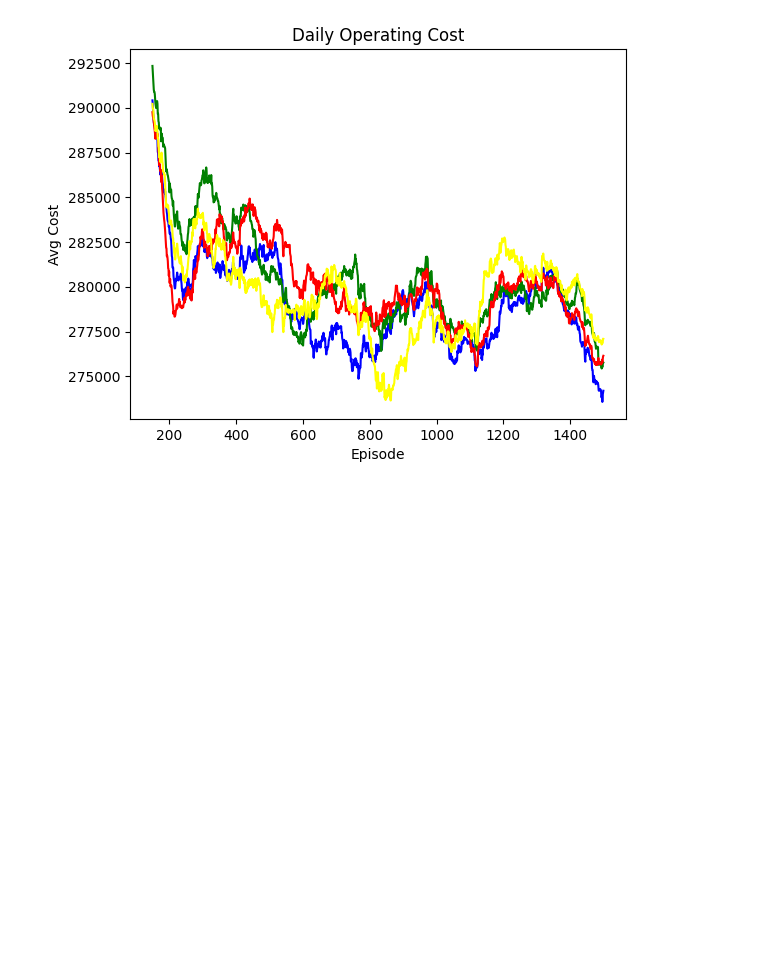
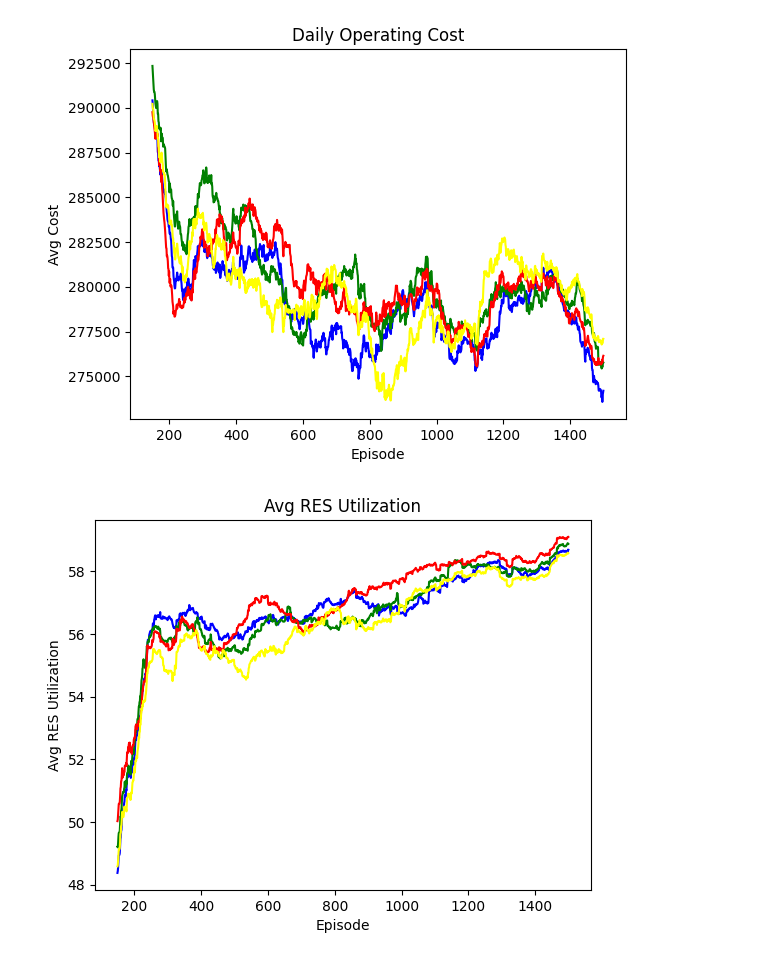
Before and after one commit to antonoliv/grl-ded, a Jupyter notebook: src/grl/data_pipeline.ipynb, the cells around one changed output. Drawn from its saved outputs; the diff is of its cells as text; code cells hidden in the pictures; blank space fills up the shorter version.

```diff
--- a/src/grl/data_pipeline.ipynb
+++ b/src/grl/data_pipeline.ipynb
@@ -93,3 +93,25 @@ plt.ylabel('Avg Cost')
 plt.show()
 # %% [output]
 [figure]
+# %%
+
+df_1['Avg Renewables Utilization (Avg)'] = df_1['Avg Renewables Utilization'].rolling(window=window_size).mean()
+df_2['Avg Renewables Utilization (Avg)'] = df_2['Avg Renewables Utilization'].rolling(window=window_size).mean()
+df_3['Avg Renewables Utilization (Avg)'] = df_3['Avg Renewables Utilization'].rolling(window=window_size).mean()
+df_4['Avg Renewables Utilization (Avg)'] = df_4['Avg Renewables Utilization'].rolling(window=window_size).mean()
+
+
+plt.plot(df_1['Episode'], df_1['Avg Renewables Utilization (Avg)'], color="blue")
+plt.plot(df_2['Episode'], df_2['Avg Renewables Utilization (Avg)'], color="green")
+plt.plot(df_3['Episode'], df_3['Avg Renewables Utilization (Avg)'], color="red")
+plt.plot(df_4['Episode'], df_4['Avg Renewables Utilization (Avg)'], color="yellow")
+
+# Customize the plot
+plt.title('Avg RES Utilization')
+plt.xlabel('Episode')
+plt.ylabel('Avg RES Utilization')
+
+# Show the plot
+plt.show()
+# %% [output]
+[figure, added]
```
Also changed, not shown: 53 other files.
